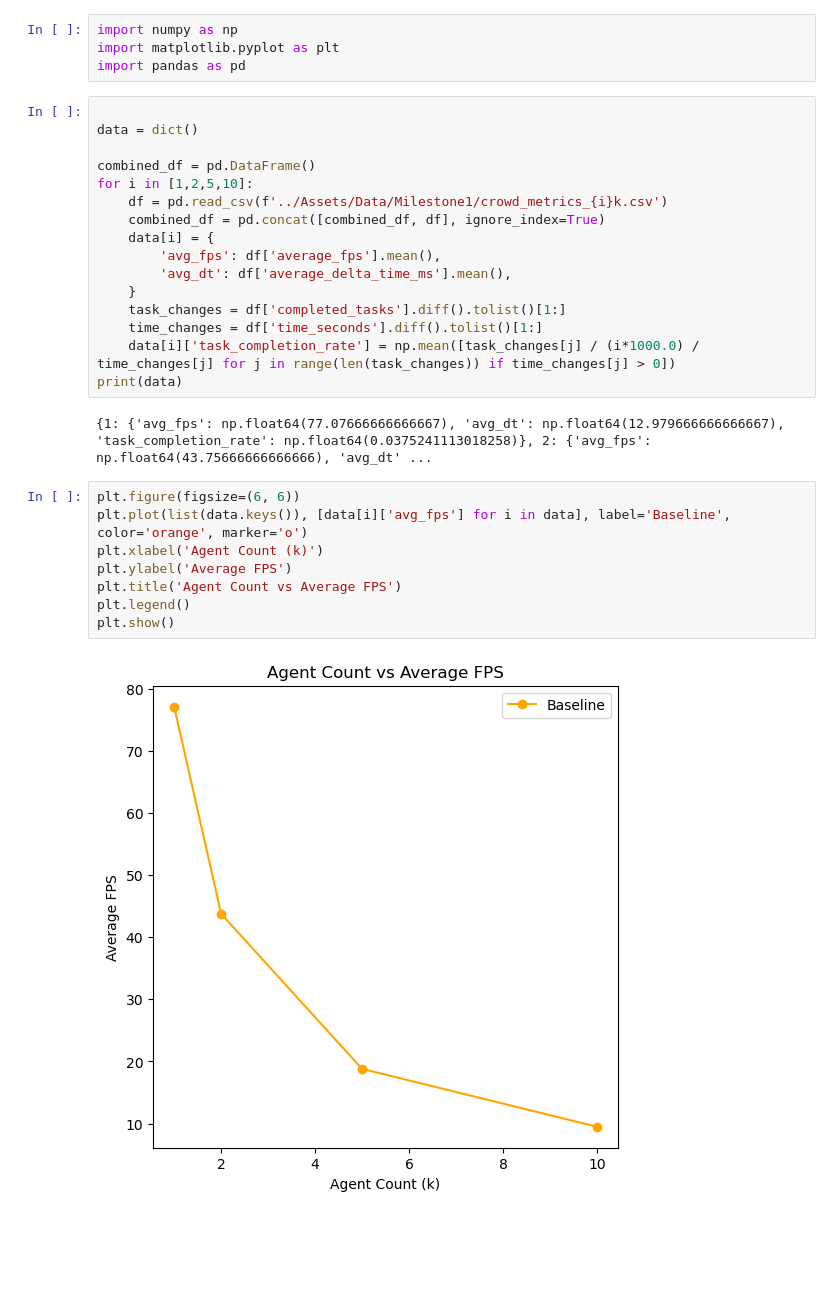
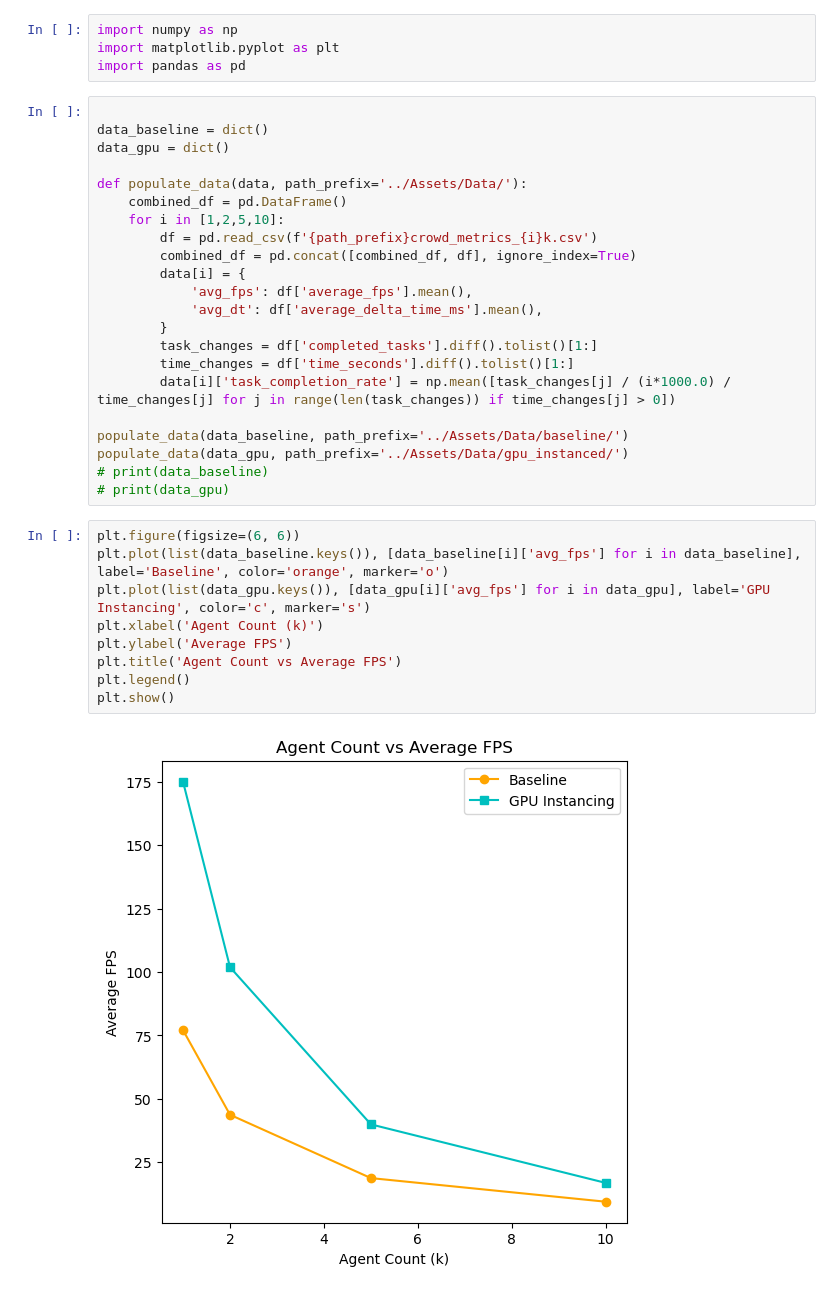
Before and after one commit to Skyrim07/mass-crowd-sim, a Jupyter notebook: PythonScripts/create_graphs.ipynb, the cells around one changed output. Saved outputs shown, nothing was run; the diff lists cells and outputs as text; blank space fills up the shorter version.

```diff
--- a/PythonScripts/create_graphs.ipynb
+++ b/PythonScripts/create_graphs.ipynb
@@ -4,31 +4,36 @@ import matplotlib.pyplot as plt
 import pandas as pd
 # %%
 
-data = dict()
+data_baseline = dict()
+data_gpu = dict()
 
-combined_df = pd.DataFrame()
-for i in [1,2,5,10]:
-    df = pd.read_csv(f'../Assets/Data/Milestone1/crowd_metrics_{i}k.csv')
-    combined_df = pd.concat([combined_df, df], ignore_index=True)
-    data[i] = {
-        'avg_fps': df['average_fps'].mean(),
-        'avg_dt': df['average_delta_time_ms'].mean(),
-    }
-    task_changes = df['completed_tasks'].diff().tolist()[1:]
-    time_changes = df['time_seconds'].diff().tolist()[1:]
-    data[i]['task_completion_rate'] = np.mean([task_changes[j] / (i*1000.0) / time_changes[j] for j in range(len(task_changes)) if time_changes[j] > 0])
-print(data)
+def populate_data(data, path_prefix='../Assets/Data/'):
+    combined_df = pd.DataFrame()
+    for i in [1,2,5,10]:
+        df = pd.read_csv(f'{path_prefix}crowd_metrics_{i}k.csv')
+        combined_df = pd.concat([combined_df, df], ignore_index=True)
+        data[i] = {
+            'avg_fps': df['average_fps'].mean(),
+            'avg_dt': df['average_delta_time_ms'].mean(),
+        }
+        task_changes = df['completed_tasks'].diff().tolist()[1:]
+        time_changes = df['time_seconds'].diff().tolist()[1:]
+        data[i]['task_completion_rate'] = np.mean([task_changes[j] / (i*1000.0) / time_changes[j] for j in range(len(task_changes)) if time_changes[j] > 0])
+
+populate_data(data_baseline, path_prefix='../Assets/Data/baseline/')
+populate_data(data_gpu, path_prefix='../Assets/Data/gpu_instanced/')
+# print(data_baseline)
+# print(data_gpu)
-# %% [output]
-{1: {'avg_fps': np.float64(77.07666666666667), 'avg_dt': np.float64(12.979666666666667), 'task_completion_rate': np.float64(0.0375241113018258)}, 2: {'avg_fps': np.float64(43.75666666666666), 'avg_dt' ...
 # %%
 plt.figure(figsize=(6, 6))
-plt.plot(list(data.keys()), [data[i]['avg_fps'] for i in data], label='Baseline', color='orange', marker='o')
+plt.plot(list(data_baseline.keys()), [data_baseline[i]['avg_fps'] for i in data_baseline], label='Baseline', color='orange', marker='o')
+plt.plot(list(data_gpu.keys()), [data_gpu[i]['avg_fps'] for i in data_gpu], label='GPU Instancing', color='c', marker='s')
 plt.xlabel('Agent Count (k)')
 plt.ylabel('Average FPS')
 plt.title('Agent Count vs Average FPS')
 plt.legend()
 plt.show()
 # %% [output]
-[figure, old version]
+[figure, new version]
 # %%
 plt.figure(figsize=(6, 6))
```
Also changed, not shown: parts of 2 cells of this notebook, 10 other files.
